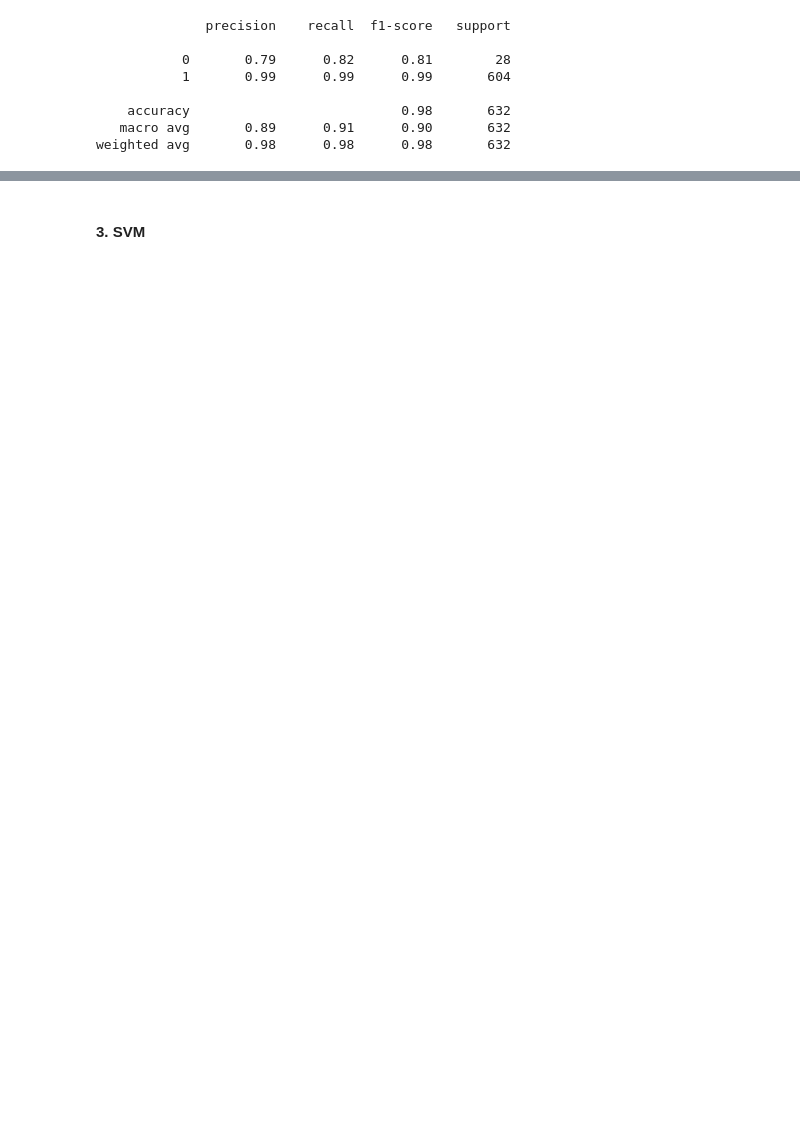
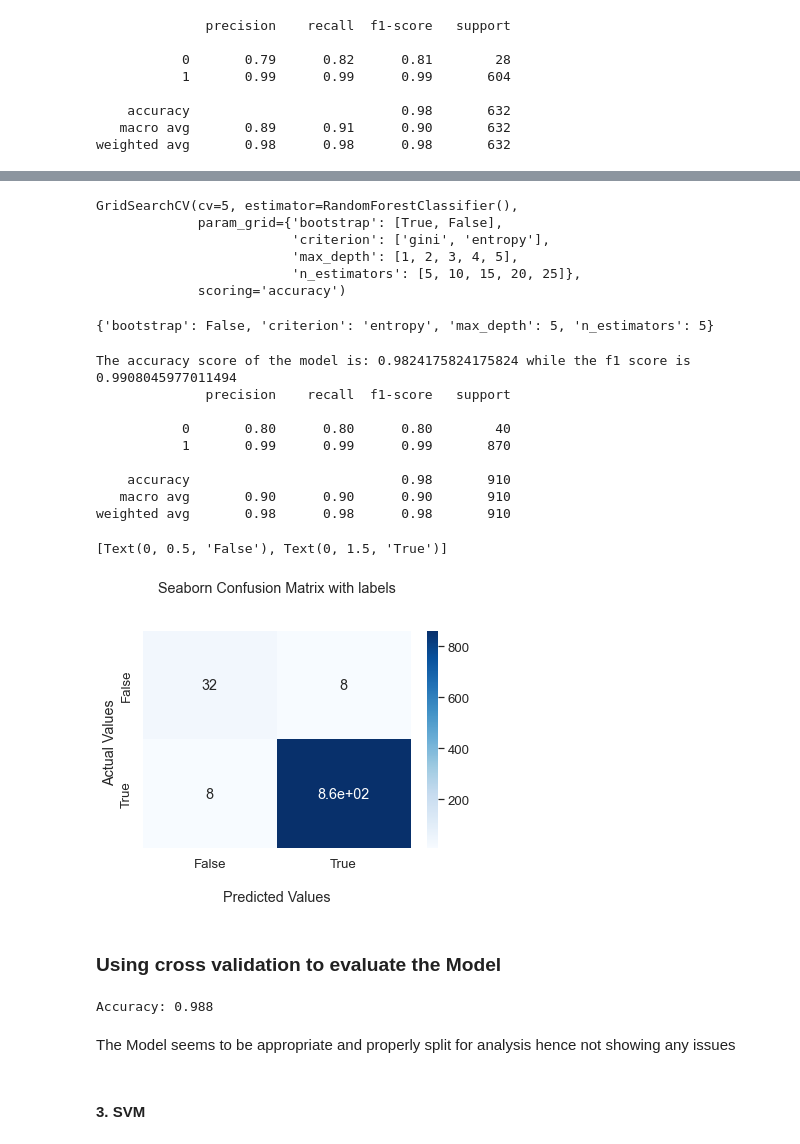
Before and after one commit to ch1b4d4/29_IP_Samson_Nyiro, a Jupyter notebook: 29_IP_Samson_Nyiro.ipynb, the cells around one changed output, grey strips where cells are left out. Drawn from its saved outputs; the diff is of its cells as text; code cells hidden in the pictures; blank space fills up the shorter version.

```diff
--- a/29_IP_Samson_Nyiro.ipynb
+++ b/29_IP_Samson_Nyiro.ipynb
@@ -742,3 +861,78 @@ Our Model has 89% accuracy
+# %%
+# Fitting the grid search in our X_train and y_train
+gd_sr.fit(X_train, y_train)
+# %% [output]
+GridSearchCV(cv=5, estimator=RandomForestClassifier(),
+             param_grid={'bootstrap': [True, False],
+                         'criterion': ['gini', 'entropy'],
+                         'max_depth': [1, 2, 3, 4, 5],
+                         'n_estimators': [5, 10, 15, 20, 25]},
+             scoring='accuracy')
+# %%
+# Finding the best parameters
+best_parameters = gd_sr.best_params_
+print(best_parameters)
+# %% [output]
+{'bootstrap': False, 'criterion': 'entropy', 'max_depth': 5, 'n_estimators': 5}
+# %%
+y = thyriod_encoded1['status'].values
+
+test_features = [ 'tsh',  't3',  'tt4','t4u', 'fti',  'tbg']
+
+X = thyriod_encoded1[test_features].values
+
+# Train using 70% of the data.
+X_train, X_test, y_train, y_test = train_test_split(X, y, test_size=0.3, random_state=0)
+
+
+# Tuning our Parameters
+forest = RandomForestClassifier(n_estimators=5, max_depth=5, bootstrap=False, criterion="gini", random_state=0)
+forest = forest.fit(X_train, y_train)
+
+# Predict based on the model we've trained
+y_pred = forest.predict(X_test)
+
+# Measuring the accuracy of the model
+print(f'The accuracy score of the model is: {accuracy_score(y_test,y_pred)} while the f1 score is {f1_score(y_test,y_pred)}')
+print(f'{classification_report(y_test,y_pred)}')
+# confusion_matrix(y_test,y_pred)
+
+import seaborn as sns
+
+cm = confusion_matrix(y_test, y_pred)
+
+ax = sns.heatmap(cm, annot=True, cmap='Blues')
+
+ax.set_title('Seaborn Confusion Matrix with labels\n\n');
+ax.set_xlabel('\nPredicted Values')
+ax.set_ylabel('Actual Values ');
+
+## Ticket labels - List must be in alphabetical order
+ax.xaxis.set_ticklabels(['False','True'])
+ax.yaxis.set_ticklabels(['False','True'])
+# %% [output]
+The accuracy score of the model is: 0.9824175824175824 while the f1 score is 0.9908045977011494
+              precision    recall  f1-score   support
+
+           0       0.80      0.80      0.80        40
+           1       0.99      0.99      0.99       870
+
+    accuracy                           0.98       910
+   macro avg       0.90      0.90      0.90       910
+weighted avg       0.98      0.98      0.98       910
+[Text(0, 0.5, 'False'), Text(0, 1.5, 'True')]
+[figure, added]
+# %% [markdown]
+### Using cross validation to evaluate the Model
+# %%
+# evaluate the model
+n_scores = cross_val_score(forest, X, y, scoring='f1', cv=10, n_jobs=-1, error_score='raise')
+# report performance
+print('Accuracy: %.3f' % ((n_scores.mean())))
+# %% [output]
+Accuracy: 0.988
+# %% [markdown]
+The Model seems to be appropriate and properly split for analysis hence not showing any issues
 # %% [markdown]
 #### 3. SVM
 # %%
```
Also changed, not shown: parts of 61 cells of this notebook, 1 other file.
